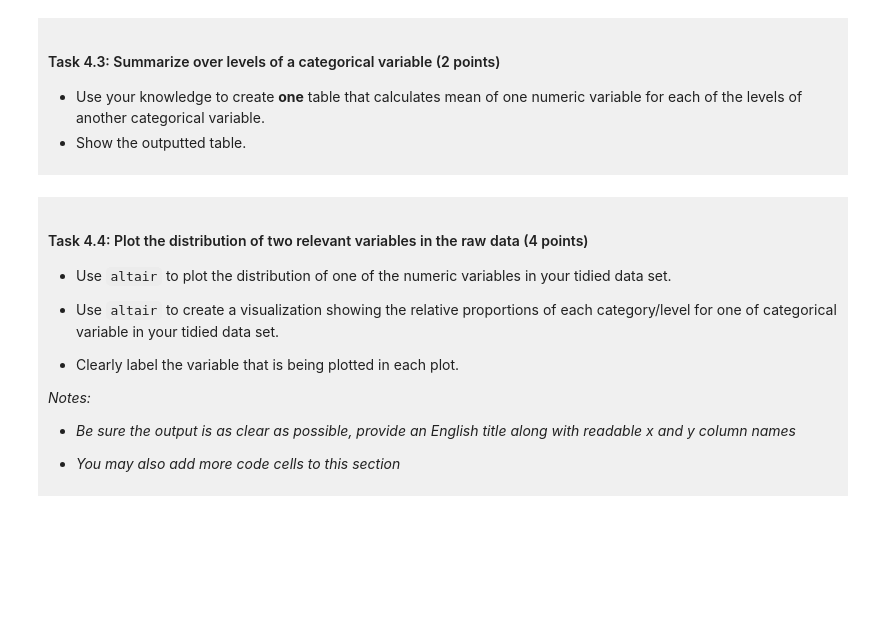
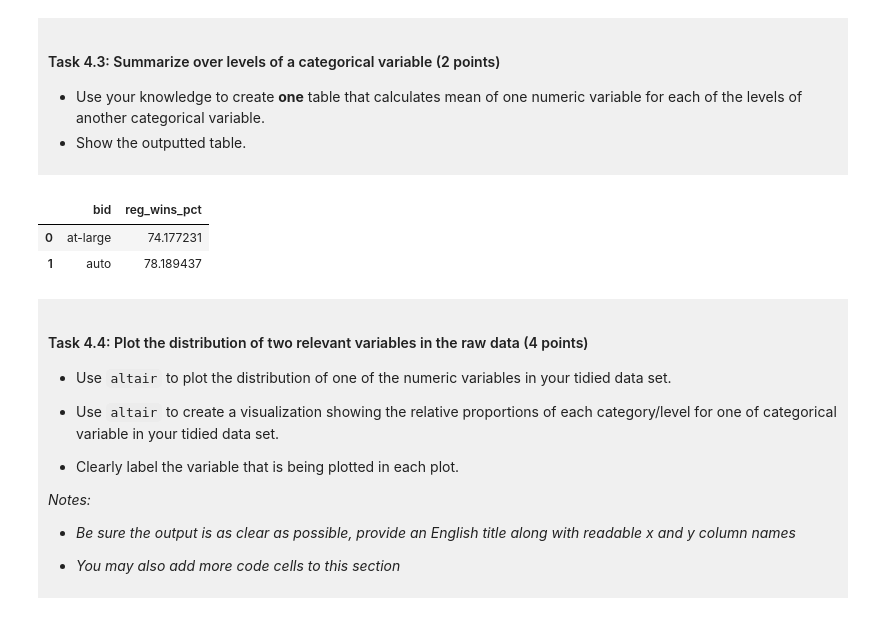
Before and after one commit to mariavdhcanada-glitch/DSCI-100-project-Maria_van_den_Heuvel, a Jupyter notebook: dsci-100-project-notebook.ipynb, the cells around one changed output. Saved outputs shown, nothing was run; the diff lists cells and outputs as text; code cells hidden in the pictures; blank space fills up the shorter version.

```diff
--- a/dsci-100-project-notebook.ipynb
+++ b/dsci-100-project-notebook.ipynb
@@ -267,7 +292,12 @@ You will refine your research question (if needed) and produce a tidy data set.
 - Show the outputted table.
 </div>
 # %%
-### EDIT THIS CODE CELL ###
+mean_summary=data.groupby("bid")["reg_wins_pct"].mean().reset_index()
+mean_summary
+# %% [output]
+|  | bid | reg_wins_pct |
+| 0 | at-large | 74.177231 |
+| 1 | auto | 78.189437 |
 # %% [markdown]
 <div style="background-color: #f0f0f0; padding: 10px;">
 
```
Also changed, not shown: parts of 9 cells of this notebook.
